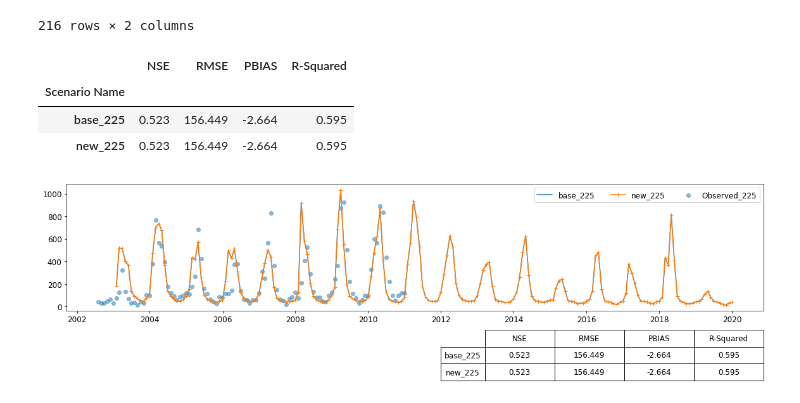
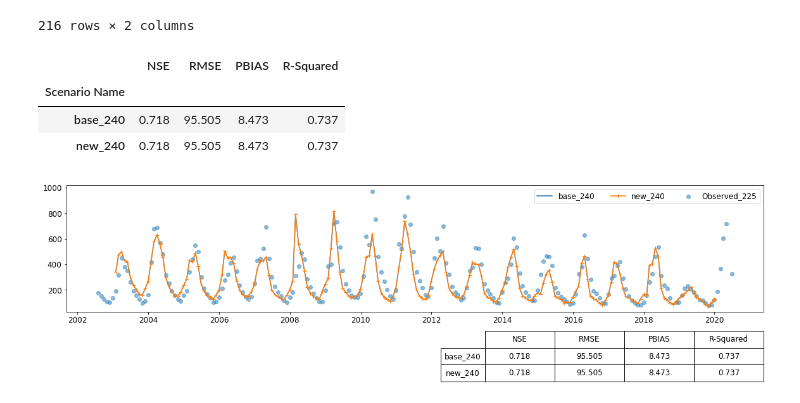
Before and after one commit to spark-brc/swatmf, a Jupyter notebook: okvg_033121_version_comp.ipynb, the cells around one changed output. Drawn from its saved outputs; the diff is of its cells as text; code cells hidden in the pictures.

```diff
--- a/okvg_033121_version_comp.ipynb
+++ b/okvg_033121_version_comp.ipynb
@@ -25,7 +25,7 @@ wd_base_new = "D:/Projects/Watersheds/Okavango/scenarios/okvg_swatmf_calibrated_
 # %% [markdown]
 # Create Dataframe from output.rch
 # %%
-sub_number= 225
+sub_number= 240
 # %% [markdown]
 ## BASE
 # %%
@@ -103,7 +103,7 @@ rmses = []
 pbiases = []
 rsquareds = []
 for i in range(len(dff.columns)):
-    df =  pd.concat([dff.iloc[:, i], str_obd.iloc[:, 0]], axis=1)
+    df =  pd.concat([dff.iloc[:, i], str_obd.iloc[:, 1]], axis=1)
     nse, rmse, pbias, rsquared = swatmf_viz.get_stats(df)
     nams.append(dff.columns[i])
     nses.append(nse[0])
@@ -121,39 +121,39 @@ stat_df
 # %% [output]
 |  | NSE | RMSE | PBIAS | R-Squared |
 | Scenario Name |  |  |  |  |
-| base_225 | 0.523 | 156.449 | -2.664 | 0.595 |
-| new_225 | 0.523 | 156.449 | -2.664 | 0.595 |
+| base_240 | 0.718 | 95.505 | 8.473 | 0.737 |
+| new_240 | 0.718 | 95.505 | 8.473 | 0.737 |
 # %%
 f, ax = plt.subplots(figsize=(16, 6))
 marker = itertools.cycle((',', '+', '.', 'o', '*', 'v', '^', '<', '>',))
 for i in range(len(dff.columns)):
     ax.plot(dff.index, dff.iloc[:, i], marker = next(marker), label=dff.columns[i])
 
-ax.scatter(str_obd.index, str_obd.iloc[:, 0], alpha=0.5, label='Observed_225')
+ax.scatter(str_obd.index, str_obd.iloc[:, 1], alpha=0.5, label='Observed_225')
 ax.tick_params(axis='both', labelsize=12)
 lines, labels = f.axes[0].get_legend_handles_labels()
 f.tight_layout()
 ax.legend(
     lines, labels, ncol=3,
     # bbox_to_anchor=(0, 0.202),
     fontsize=12,
     # loc = 'lower left'
     )
 
 # ax.legend(scn_df.columns.tolist(), fontsize=12, ncol=4)
 
 tb = plt.table(
         cellText=stat_df.values,
         colWidths = [0.1]*len(stat_df.columns),
         rowLabels=stat_df.index,
         colLabels=stat_df.columns,
         cellLoc = 'center', rowLoc = 'center',
         bbox = [0.6, -0.55, 0.4, 0.4])
 tb.auto_set_font_size(False)
 tb.set_fontsize(12)
 tb.scale(1, 2)
 plt.tight_layout()
-plt.savefig(os.path.join('comp_225.png'), dpi=300, bbox_inches="tight")
+plt.savefig(os.path.join('comp_240.png'), dpi=300, bbox_inches="tight")
 plt.show()
 # %% [output]
-[figure, old version]
+[figure, new version]
```
Also changed, not shown: parts of 1 cell of this notebook, 3 other files.
